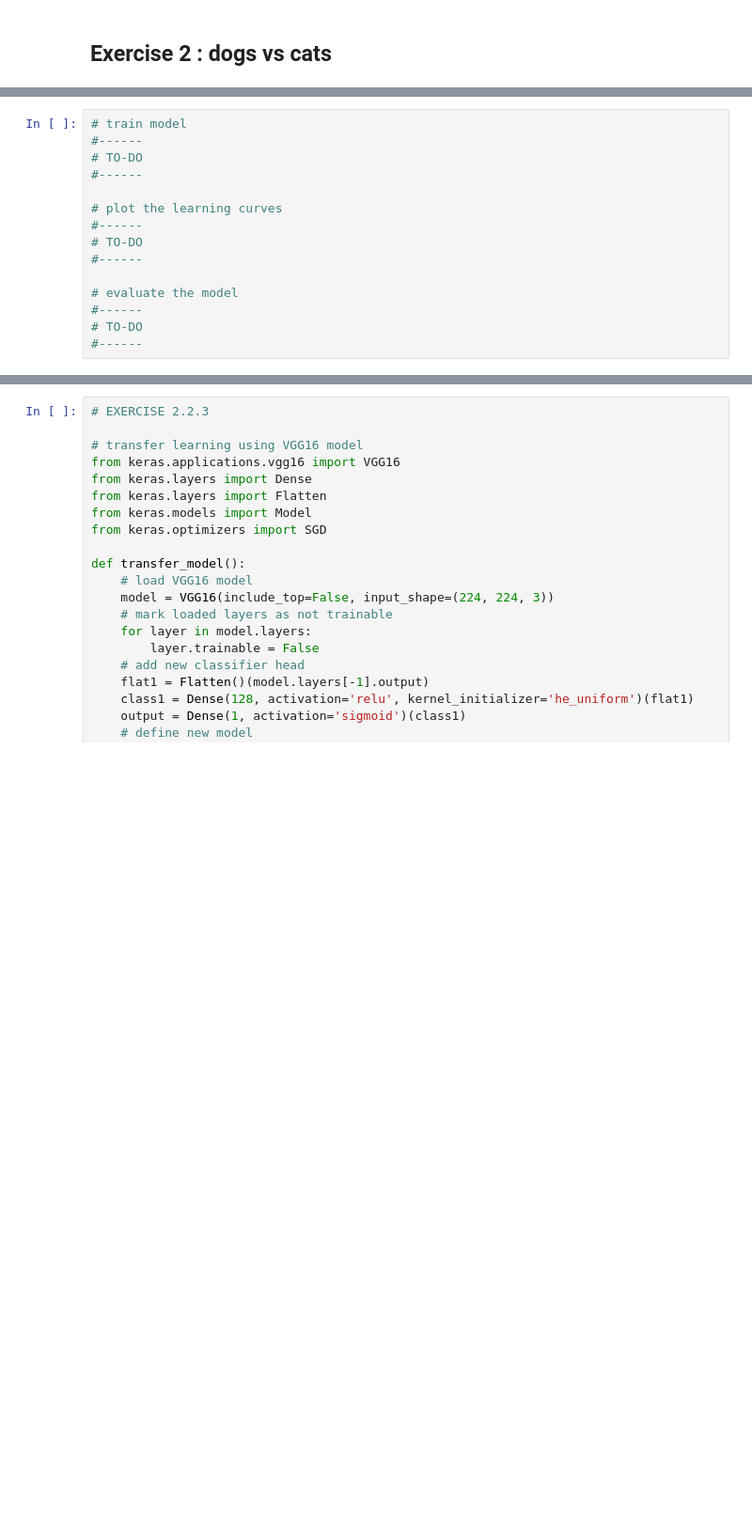
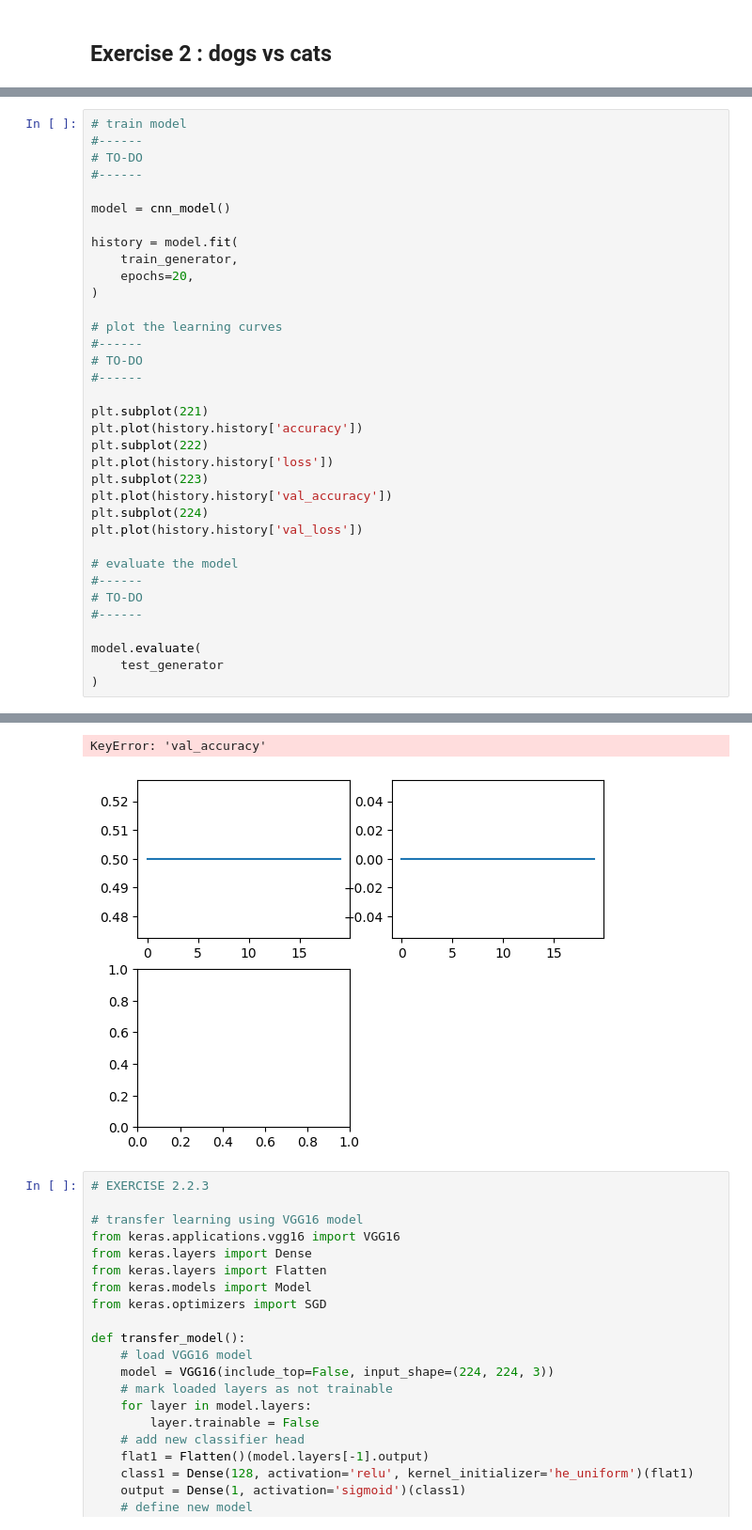
Before and after one commit to AquaBxSchool/2024-2025-ESIR-AA, a Jupyter notebook: TP Introduction/TP5-6_mnist_conv.ipynb, the cells around one changed output, grey strips where cells are left out. Shown: that part at 94% size. Saved outputs shown, nothing was run; the diff lists cells and outputs as text; blank space fills up the shorter version.

```diff
--- a/TP Introduction/TP5-6_mnist_conv.ipynb
+++ b/TP Introduction/TP5-6_mnist_conv.ipynb
@@ -180,15 +336,36 @@ test_generator =  test_datagen.flow_from_directory(
-# %%
-# train model
-#------
-# TO-DO
-#------
-
-# plot the learning curves
-#------
-# TO-DO
-#------
-
-# evaluate the model
-#------
-# TO-DO
-#------
+# %%
+# train model
+#------
+# TO-DO
+#------
+
+model = cnn_model()
+
+history = model.fit(
+    train_generator,
+    epochs=20,
+)
+
+# plot the learning curves
+#------
+# TO-DO
+#------
+
+plt.subplot(221)
+plt.plot(history.history['accuracy'])
+plt.subplot(222)
+plt.plot(history.history['loss'])
+plt.subplot(223)
+plt.plot(history.history['val_accuracy'])
+plt.subplot(224)
+plt.plot(history.history['val_loss'])
+
+# evaluate the model
+#------
+# TO-DO
+#------
+
+model.evaluate(
+    test_generator
+)
+# %% [output]
@@ -195,3 +389,5 @@ test_generator =  test_datagen.flow_from_directory(
+KeyError: 'val_accuracy'
+[figure, added]
 # %%
 # EXERCISE 2.2.3
 
```
Also changed, not shown: parts of 16 cells of this notebook, 1 other file.
